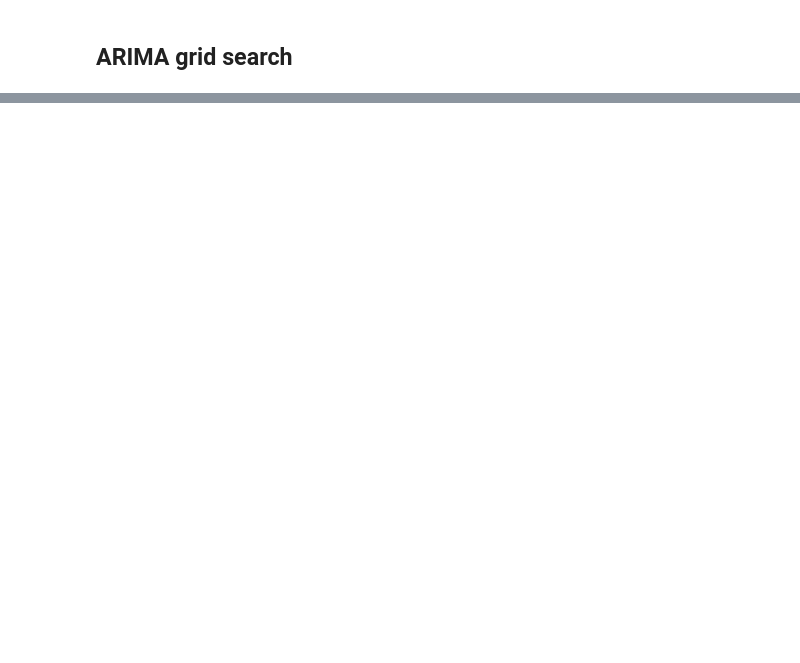
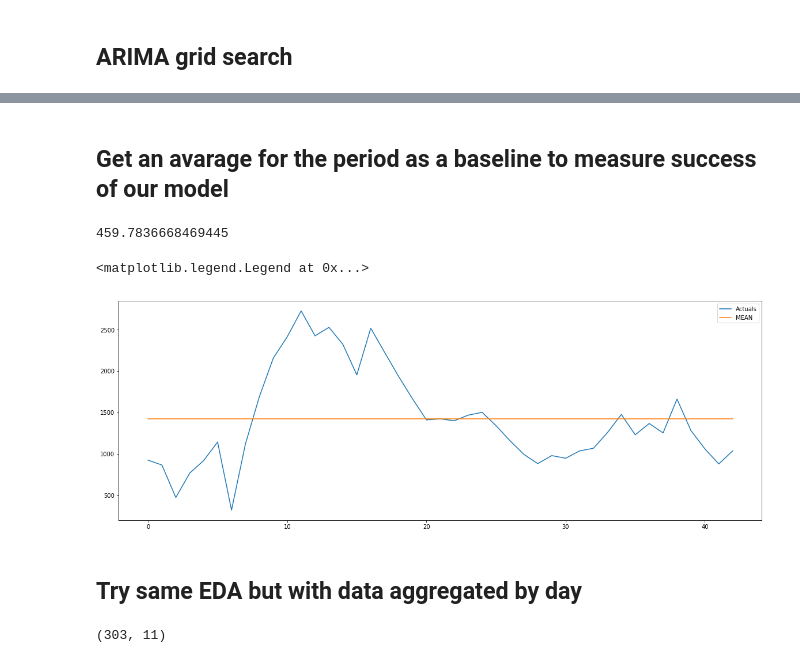
Before and after one commit to barrasa8/GA_DS_FinalProject, a Jupyter notebook: code/IIS_Logs_Analisys.ipynb, the cells around one changed output, grey strips where cells are left out. Saved outputs shown, nothing was run; the diff lists cells and outputs as text; code cells hidden in the pictures; blank space fills up the shorter version.

Commit message:
Tidy up Notebook and started EDA for data aggregated by day

```diff
--- a/code/IIS_Logs_Analisys.ipynb
+++ b/code/IIS_Logs_Analisys.ipynb
@@ -302,2 +247,25 @@ Best ARIMA(1, 0, 2) MSE=13662.334
 # %%
 df['client-ip'].describe()
+# %% [markdown]
+## Get an avarage for the period as a baseline to measure success of our model
+# %%
+log_and_placements_aggregated_per_week_df["client-ip-unique-count-MEAN"] =log_and_placements_aggregated_per_week_df["client-ip-unique-count"].mean()
+
+
+log_and_placements_aggregated_per_week_df["AE"]=np.abs(
+    log_and_placements_aggregated_per_week_df["client-ip-unique-count"]-
+    log_and_placements_aggregated_per_week_df["client-ip-unique-count-MEAN"]
+)
+
+log_and_placements_aggregated_per_week_df.AE.mean()
+# %% [output]
+459.7836668469445
+# %%
+plt.plot(log_and_placements_aggregated_per_week_df.index, log_and_placements_aggregated_per_week_df["client-ip-unique-count"], label='Actuals')
+plt.plot(log_and_placements_aggregated_per_week_df.index, log_and_placements_aggregated_per_week_df["client-ip-unique-count-MEAN"], label='MEAN')
+plt.legend(loc='best')
+# %% [output]
+<matplotlib.legend.Legend at 0x...>
+[figure, added]
+# %% [markdown]
+## Try same EDA but with data aggregated by day
@@ -303,0 +301,4 @@ df['client-ip'].describe()
+# %%
+df_per_day.shape
+# %% [output]
+(303, 11)
```
Also changed, not shown: parts of 16 cells of this notebook, 2 other files.
